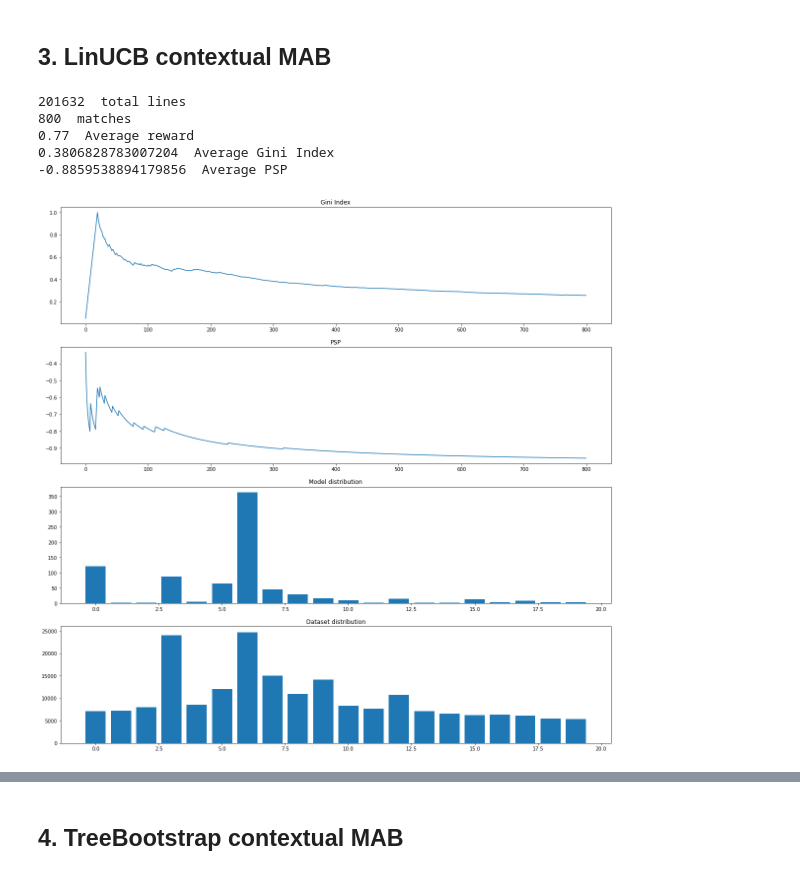
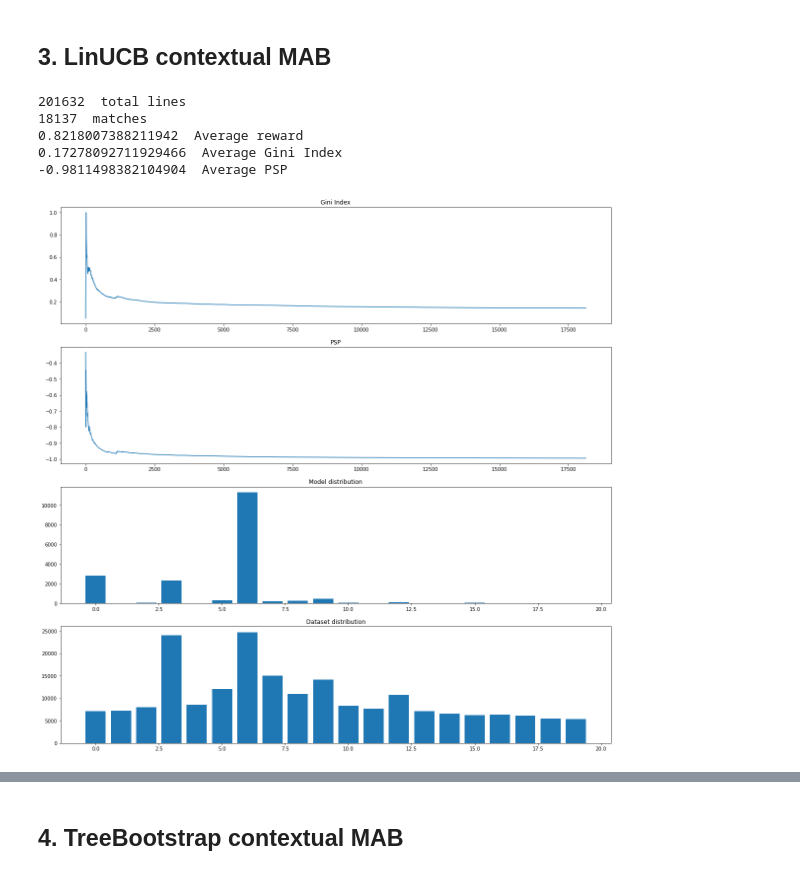
Before and after one commit to jule8198/MABRec, a Jupyter notebook: MABs.ipynb, the cells around one changed output, grey strips where cells are left out. Drawn from its saved outputs; the diff is of its cells as text; code cells hidden in the pictures.

Commit message:
Adding plots

```diff
--- a/MABs.ipynb
+++ b/MABs.ipynb
@@ -592,13 +670,13 @@ class LinUCB(MAB):
         self.theta[arm] = self.inv_A[arm] @ self.b[arm]
 # %%
 mab = LinUCB(20, 1, 1.0)
-results_EpsGreedy, dist, psp = offlineEvaluate(mab, arms, rewards, contexts,800)
+results_EpsGreedy, dist, psp = offlineEvaluate(mab, arms, rewards, contexts,None)
 # print('LinUCB average reward', np.mean(results_LinUCB))
 evaluateMab(results_EpsGreedy, dist, psp)
 # %% [output]
 201632  total lines
-800  matches
-0.77  Average reward
-0.3806828783007204  Average Gini Index
--0.8859538894179856  Average PSP
+18137  matches
+0.8218007388211942  Average reward
+0.17278092711929466  Average Gini Index
+-0.9811498382104904  Average PSP
-[figure, old version]
+[figure, new version]
```
Also changed, not shown: parts of 12 cells of this notebook, 18 other files.
